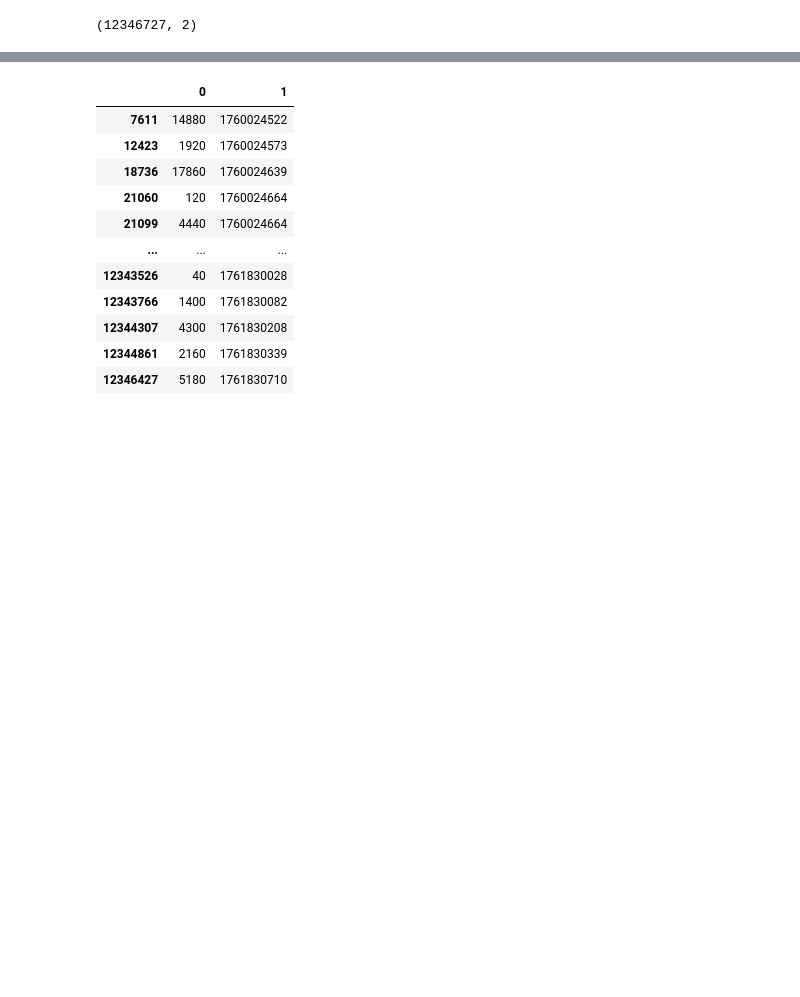
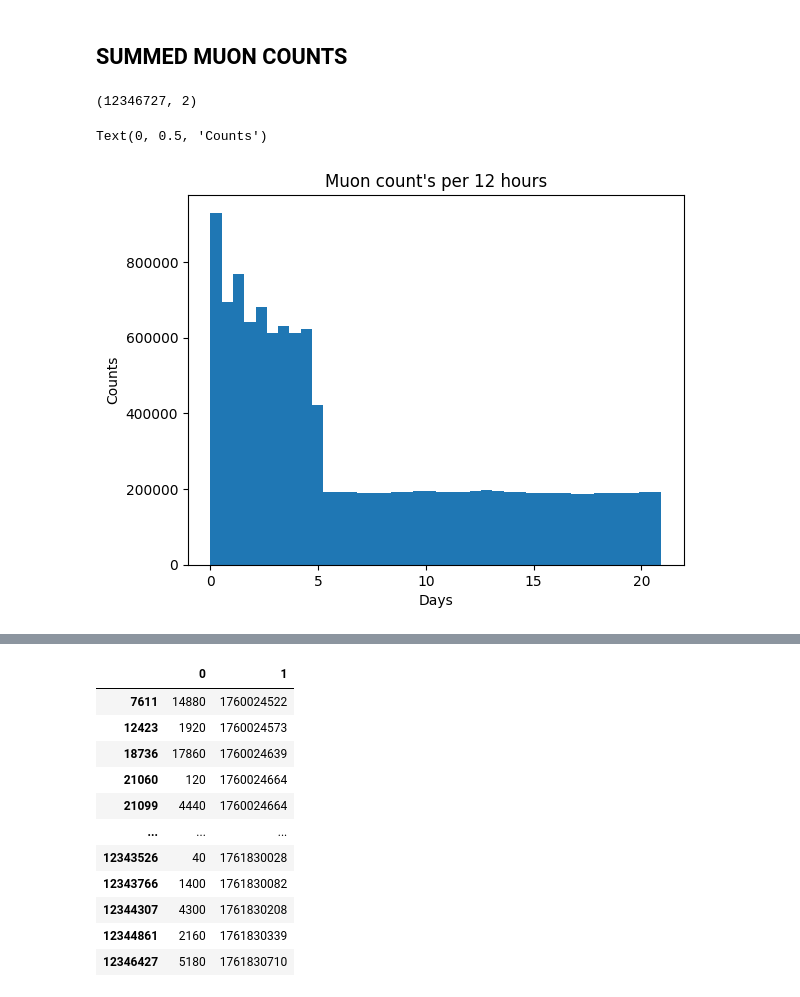
Before and after one commit to Confusedphoton/PHY---PNMR, a Jupyter notebook: gamma_muon.ipynb, the cells around one changed output, grey strips where cells are left out. Saved outputs shown, nothing was run; the diff lists cells and outputs as text; code cells hidden in the pictures; blank space fills up the shorter version.

```diff
--- a/gamma_muon.ipynb
+++ b/gamma_muon.ipynb
@@ -251,3 +17,5 @@ R² value:   0.994014
+# %% [markdown]
+## SUMMED MUON COUNTS
 # %%
 paths= [r'\25-10-09-11-10.data',
         r'\25-10-09-18-23.data',
@@ -260,3 +28,13 @@ muon_data = pd.concat([pd.read_csv(path, header = None, delimiter=' ') for path
 muon_data.shape
 # %% [output]
 (12346727, 2)
+# %%
+days = (np.max(muon_data.iloc[:,1]) - np.min(muon_data.iloc[:,1]))/86400
+plt.hist((muon_data.iloc[:,1] - np.min(muon_data.iloc[:,1]))/86400, bins = 2*int(days))
+
+plt.title('Muon count\'s per 12 hours')
+plt.xlabel('Days')
+plt.ylabel('Counts')
+# %% [output]
+Text(0, 0.5, 'Counts')
+[figure, added]
```
Also changed, not shown: parts of 20 cells of this notebook.
